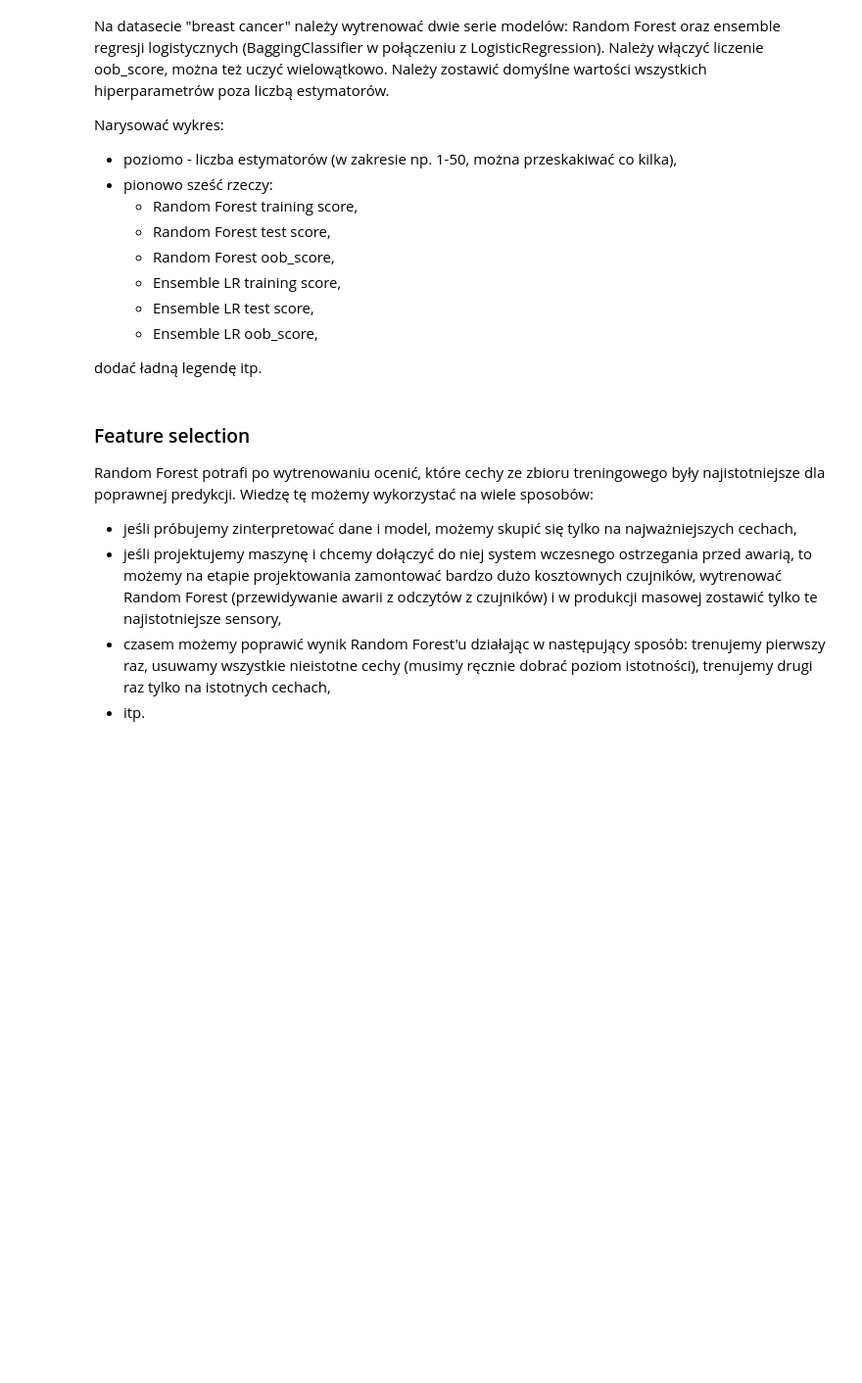
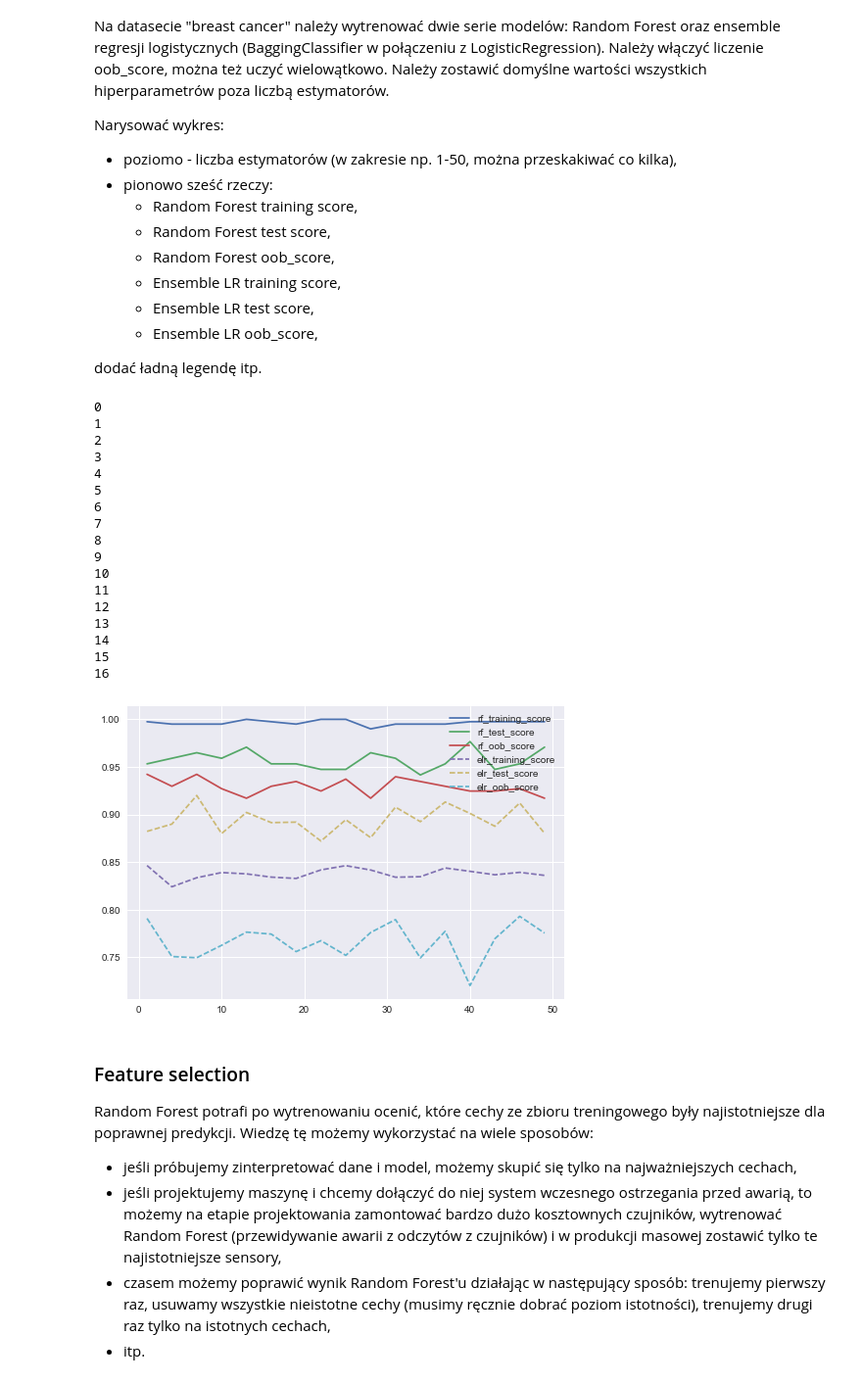
Before and after one commit to 13MaxG/MachineLearningAndrzeja, a Jupyter notebook: L8_Lesniak.ipynb, the cells around one changed output. Shown: that part at 98% size. Cells and saved outputs as stored; diff of their text form; code cells hidden in the pictures; blank space fills up the shorter version.

```diff
--- a/L8_Lesniak.ipynb
+++ b/L8_Lesniak.ipynb
@@ -229,6 +256,63 @@ Narysować wykres:
     * Ensemble LR oob_score,
 
 dodać ładną legendę itp.
+# %%
+#bc_train_X bc_train_y bc_test_X bc_test_y
+from sklearn import ensemble
+from sklearn.metrics import accuracy_score
+from sklearn import linear_model
+
+estimators = range(1, 50, 3)
+rf_training_score = [0 for x in estimators]
+rf_test_score = [0 for x in estimators]
+rf_oob_score = [0 for x in estimators]
+
+elr_training_score = [0 for x in estimators]
+elr_test_score = [0 for x in estimators]
+elr_oob_score = [0 for x in estimators]
+
+for i in range(len(estimators)):
+    print(i)
+    rfc =ensemble.RandomForestClassifier(n_estimators=10, oob_score=True, n_jobs=-1)
+    rfc.fit(bc_train_X, bc_train_y)
+    rf_training_score[i] = accuracy_score(bc_train_y, rfc.predict(bc_train_X))
+    rf_test_score[i] = accuracy_score(bc_test_y, rfc.predict(bc_test_X))
+    rf_oob_score[i] = rfc.oob_score_
+
+    lr = linear_model.LogisticRegression()
+    elr = ensemble.BaggingRegressor(base_estimator=lr ,n_estimators=10, oob_score=True, n_jobs=-1)
+    elr.fit(bc_train_X, bc_train_y)
+    elr_training_score[i] = elr.score(bc_train_X, bc_train_y)
+    elr_test_score[i] = elr.score(bc_test_X, bc_test_y)
+    elr_oob_score[i] = elr.oob_score_
+
+plt.plot(estimators,rf_training_score,label="rf_training_score")
+plt.plot(estimators,rf_test_score,label="rf_test_score")
+plt.plot(estimators,rf_oob_score,label="rf_oob_score")
+plt.plot(estimators,elr_training_score,label="elr_training_score", linestyle='--')
+plt.plot(estimators,elr_test_score,label="elr_test_score",  linestyle='--')
+plt.plot(estimators,elr_oob_score,label="elr_oob_score",  linestyle='--')
+plt.legend(loc='upper right')
+plt.show()
+# %% [output]
+0
+1
+2
+3
+4
+5
+6
+7
+8
+9
+10
+11
+12
+13
+14
+15
+16
+[figure, added]
 # %% [markdown]
 ### Feature selection
 
```
Also changed, not shown: parts of 9 cells of this notebook.
